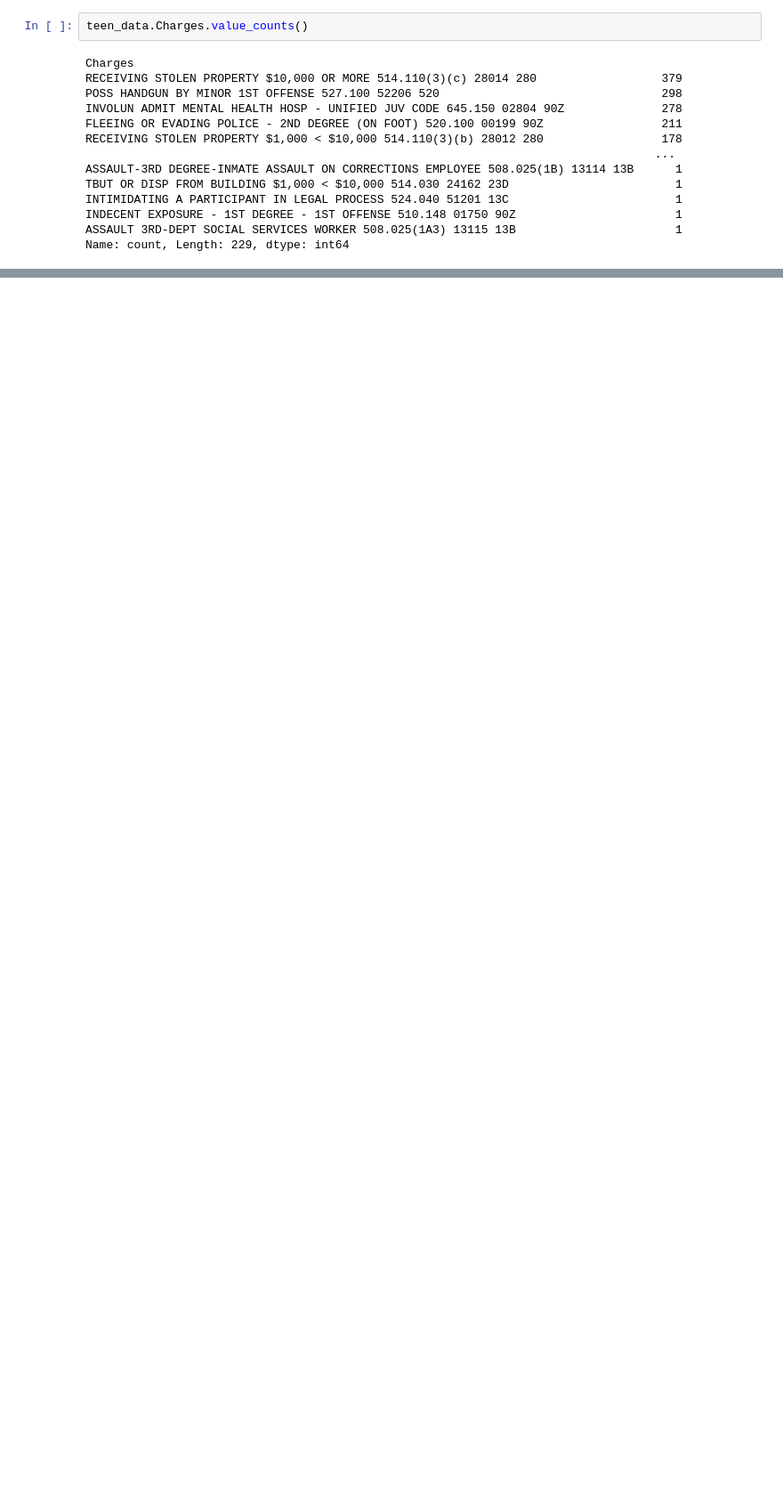
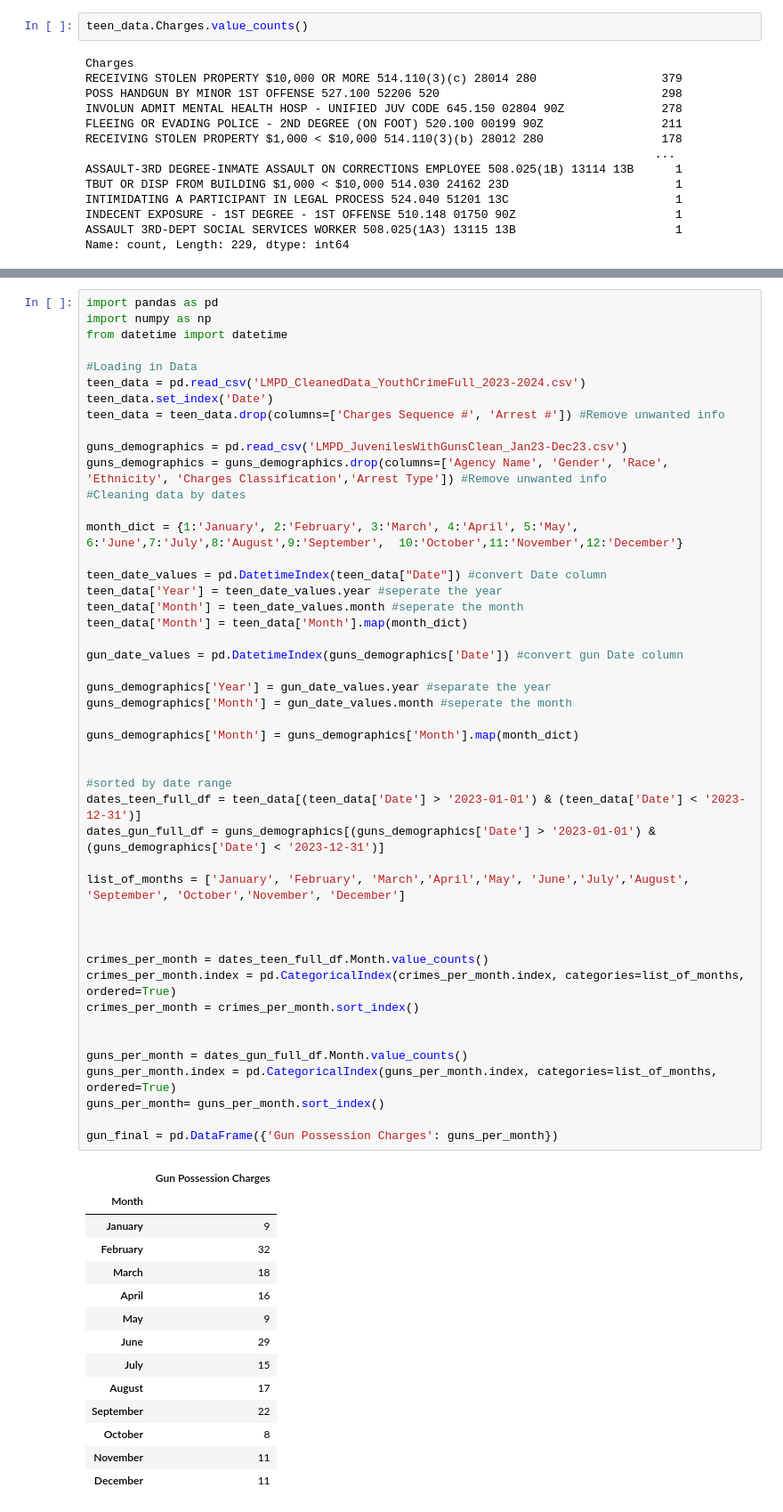
Before and after one commit to marresaburke/tracking_Louisville_crime, a Jupyter notebook: teens_arrested.ipynb, the cells around one changed output, grey strips where cells are left out. Shown at 89% size. Cells and saved outputs as stored; diff of their text form; blank space fills up the shorter version.

```diff
--- a/teens_arrested.ipynb
+++ b/teens_arrested.ipynb
@@ -278,0 +254,62 @@ gun_poss
+# %%
+import pandas as pd
+import numpy as np
+from datetime import datetime
+
+#Loading in Data
+teen_data = pd.read_csv('LMPD_CleanedData_YouthCrimeFull_2023-2024.csv')
+teen_data.set_index('Date')
+teen_data = teen_data.drop(columns=['Charges Sequence #', 'Arrest #']) #Remove unwanted info
+
+guns_demographics = pd.read_csv('LMPD_JuvenilesWithGunsClean_Jan23-Dec23.csv')
+guns_demographics = guns_demographics.drop(columns=['Agency Name', 'Gender', 'Race', 'Ethnicity', 'Charges Classification','Arrest Type']) #Remove unwanted info
+#Cleaning data by dates
+
+month_dict = {1:'January', 2:'February', 3:'March', 4:'April', 5:'May', 6:'June',7:'July',8:'August',9:'September',  10:'October',11:'November',12:'December'}
+
+teen_date_values = pd.DatetimeIndex(teen_data["Date"]) #convert Date column
+teen_data['Year'] = teen_date_values.year #seperate the year
+teen_data['Month'] = teen_date_values.month #seperate the month
+teen_data['Month'] = teen_data['Month'].map(month_dict)
+
+gun_date_values = pd.DatetimeIndex(guns_demographics['Date']) #convert gun Date column
+
+guns_demographics['Year'] = gun_date_values.year #separate the year
+guns_demographics['Month'] = gun_date_values.month #seperate the month
+
+guns_demographics['Month'] = guns_demographics['Month'].map(month_dict)
+
+
+#sorted by date range
+dates_teen_full_df = teen_data[(teen_data['Date'] > '2023-01-01') & (teen_data['Date'] < '2023-12-31')]
+dates_gun_full_df = guns_demographics[(guns_demographics['Date'] > '2023-01-01') & (guns_demographics['Date'] < '2023-12-31')]
+
+list_of_months = ['January', 'February', 'March','April','May', 'June','July','August', 'September', 'October','November', 'December']
+
+
+
+crimes_per_month = dates_teen_full_df.Month.value_counts()
+crimes_per_month.index = pd.CategoricalIndex(crimes_per_month.index, categories=list_of_months, ordered=True)
+crimes_per_month = crimes_per_month.sort_index()
+
+
+guns_per_month = dates_gun_full_df.Month.value_counts()
+guns_per_month.index = pd.CategoricalIndex(guns_per_month.index, categories=list_of_months, ordered=True)
+guns_per_month= guns_per_month.sort_index()
+
+gun_final = pd.DataFrame({'Gun Possession Charges': guns_per_month})
+# %% [output]
+|  | Gun Possession Charges |
+| Month |  |
+| January | 9 |
+| February | 32 |
+| March | 18 |
+| April | 16 |
+| May | 9 |
+| June | 29 |
+| July | 15 |
+| August | 17 |
+| September | 22 |
+| October | 8 |
+| November | 11 |
+| December | 11 |
```
Also changed, not shown: parts of 9 cells of this notebook, 2 other files.
